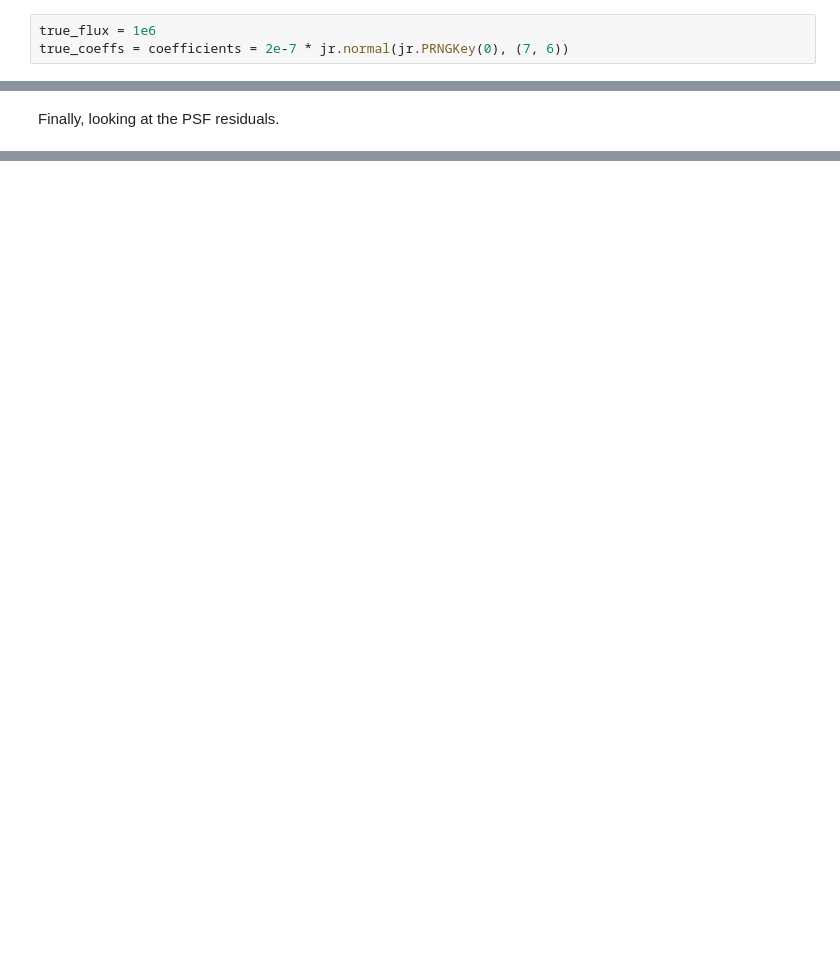
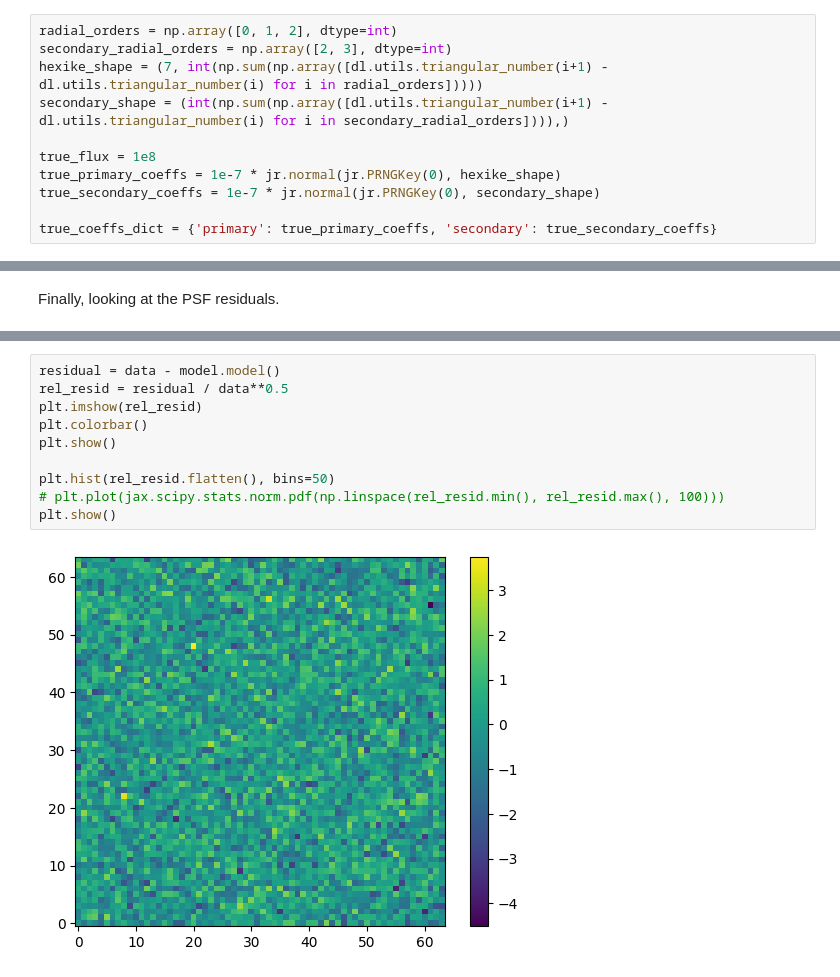
Before and after one commit to maxecharles/jwst-phd, a Jupyter notebook: sim_phase_retrieval.ipynb, the cells around one changed output, grey strips where cells are left out. Cells and saved outputs as stored; diff of their text form; blank space fills up the shorter version.

```diff
--- a/sim_phase_retrieval.ipynb
+++ b/sim_phase_retrieval.ipynb
@@ -39,5 +40,13 @@ NIS_CEN_aperture = webbpsfobj.siaf.apertures["NIS_CEN"]
 webbpsf_osys = webbpsfobj.get_optical_system()
 planes = webbpsf_osys.planes
 # %%
-true_flux = 1e6
-true_coeffs = coefficients = 2e-7 * jr.normal(jr.PRNGKey(0), (7, 6))
+radial_orders = np.array([0, 1, 2], dtype=int)
+secondary_radial_orders = np.array([2, 3], dtype=int)
+hexike_shape = (7, int(np.sum(np.array([dl.utils.triangular_number(i+1) - dl.utils.triangular_number(i) for i in radial_orders]))))
+secondary_shape = (int(np.sum(np.array([dl.utils.triangular_number(i+1) - dl.utils.triangular_number(i) for i in secondary_radial_orders]))),)
+
+true_flux = 1e8
+true_primary_coeffs = 1e-7 * jr.normal(jr.PRNGKey(0), hexike_shape)
+true_secondary_coeffs = 1e-7 * jr.normal(jr.PRNGKey(0), secondary_shape)
+
+true_coeffs_dict = {'primary': true_primary_coeffs, 'secondary': true_secondary_coeffs}
@@ -227,0 +321,12 @@ plot_and_compare(data, model.model(), titles=['fake Data', 'Model'], colorbars=T
+# %%
+residual = data - model.model()
+rel_resid = residual / data**0.5
+plt.imshow(rel_resid)
+plt.colorbar()
+plt.show()
+
+plt.hist(rel_resid.flatten(), bins=50)
+# plt.plot(jax.scipy.stats.norm.pdf(np.linspace(rel_resid.min(), rel_resid.max(), 100)))
+plt.show()
+# %% [output]
+[figure, added]
```
Also changed, not shown: parts of 23 cells of this notebook, 4 other files.
